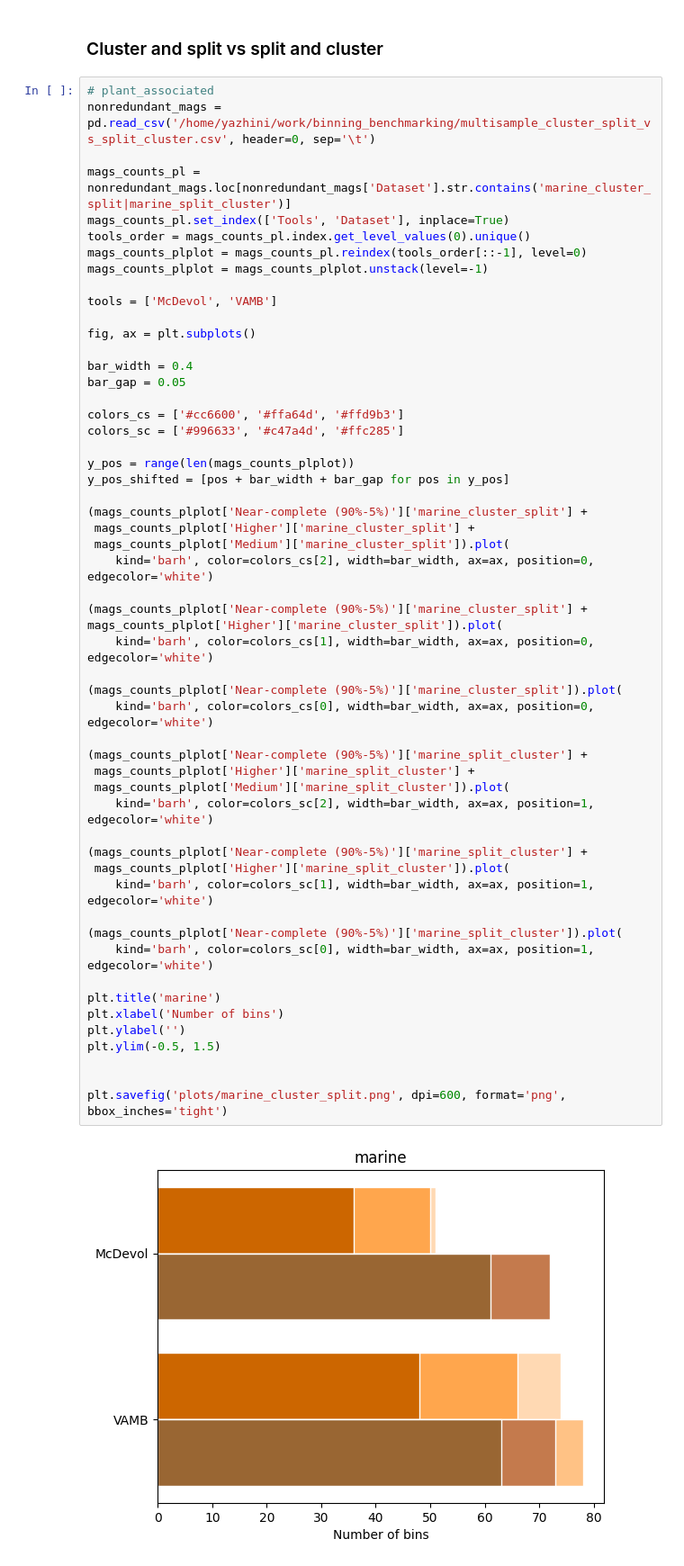
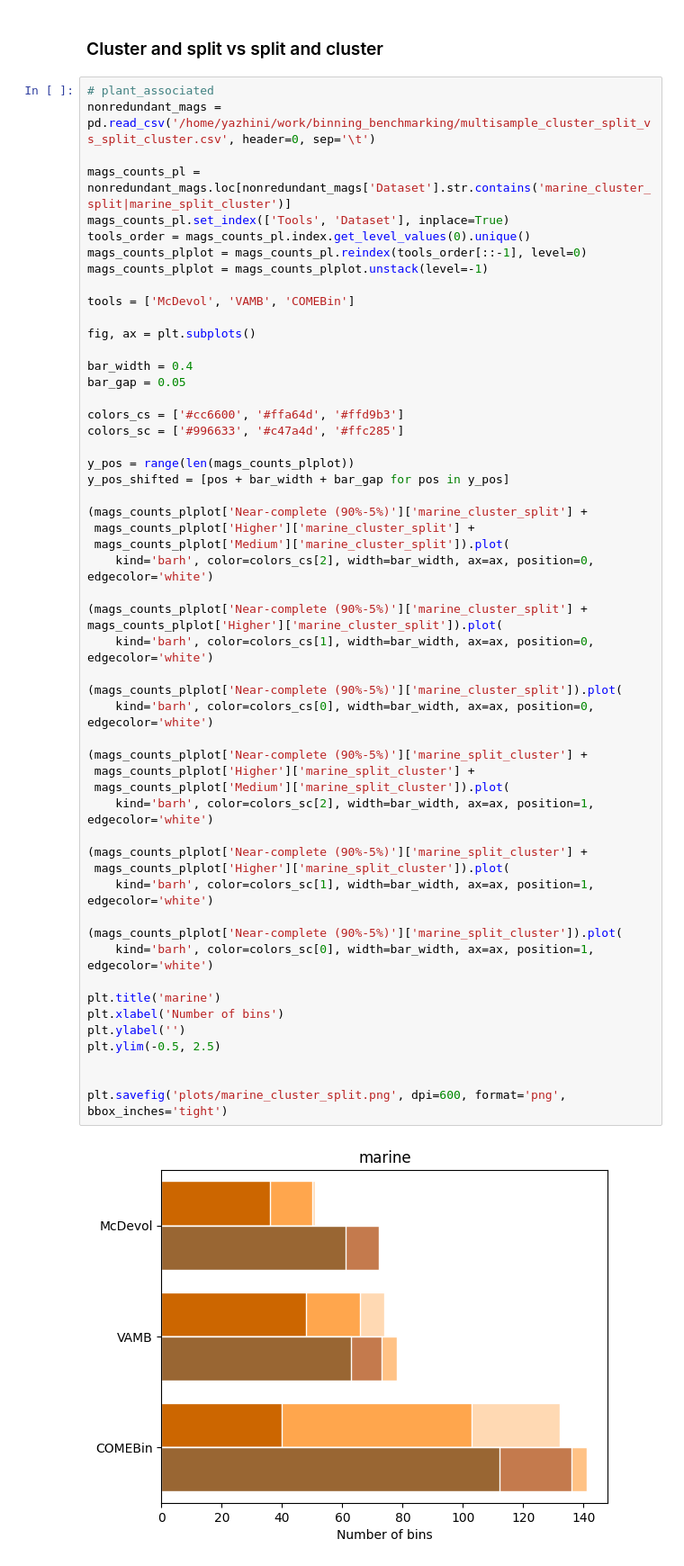
Before and after one commit to soedinglab/binning_benchmarking, a Jupyter notebook: plots.ipynb, the cells around one changed output. Shown at 90% size. Drawn from its saved outputs; the diff is of its cells as text.

```diff
--- a/plots.ipynb
+++ b/plots.ipynb
@@ -845,7 +928,7 @@ tools_order = mags_counts_pl.index.get_level_values(0).unique()
 mags_counts_plplot = mags_counts_pl.reindex(tools_order[::-1], level=0)
 mags_counts_plplot = mags_counts_plplot.unstack(level=-1)
 
-tools = ['McDevol', 'VAMB']
+tools = ['McDevol', 'VAMB', 'COMEBin']
 
 fig, ax = plt.subplots()
 
@@ -862,35 +945,35 @@ y_pos_shifted = [pos + bar_width + bar_gap for pos in y_pos]
  mags_counts_plplot['Higher']['marine_cluster_split'] +
  mags_counts_plplot['Medium']['marine_cluster_split']).plot(
     kind='barh', color=colors_cs[2], width=bar_width, ax=ax, position=0, edgecolor='white')
 
 (mags_counts_plplot['Near-complete (90%-5%)']['marine_cluster_split'] +
 mags_counts_plplot['Higher']['marine_cluster_split']).plot(
     kind='barh', color=colors_cs[1], width=bar_width, ax=ax, position=0, edgecolor='white')
 
 (mags_counts_plplot['Near-complete (90%-5%)']['marine_cluster_split']).plot(
     kind='barh', color=colors_cs[0], width=bar_width, ax=ax, position=0, edgecolor='white')
 
 (mags_counts_plplot['Near-complete (90%-5%)']['marine_split_cluster'] +
  mags_counts_plplot['Higher']['marine_split_cluster'] +
  mags_counts_plplot['Medium']['marine_split_cluster']).plot(
     kind='barh', color=colors_sc[2], width=bar_width, ax=ax, position=1, edgecolor='white')
 
 (mags_counts_plplot['Near-complete (90%-5%)']['marine_split_cluster'] +
  mags_counts_plplot['Higher']['marine_split_cluster']).plot(
     kind='barh', color=colors_sc[1], width=bar_width, ax=ax, position=1, edgecolor='white')
 
 (mags_counts_plplot['Near-complete (90%-5%)']['marine_split_cluster']).plot(
     kind='barh', color=colors_sc[0], width=bar_width, ax=ax, position=1, edgecolor='white')
 
 plt.title('marine')
 plt.xlabel('Number of bins')
 plt.ylabel('')
-plt.ylim(-0.5, 1.5)
+plt.ylim(-0.5, 2.5)
 
 
 plt.savefig('plots/marine_cluster_split.png', dpi=600, format='png', bbox_inches='tight')
 # %% [output]
-[figure, old version]
+[figure, new version]
 # %%
 # plant_associated
 nonredundant_mags = pd.read_csv('/home/yazhini/work/binning_benchmarking/multisample_cluster_split_vs_split_cluster.csv', header=0, sep='\t')
```
Also changed, not shown: parts of 22 cells of this notebook, 3 other files.
